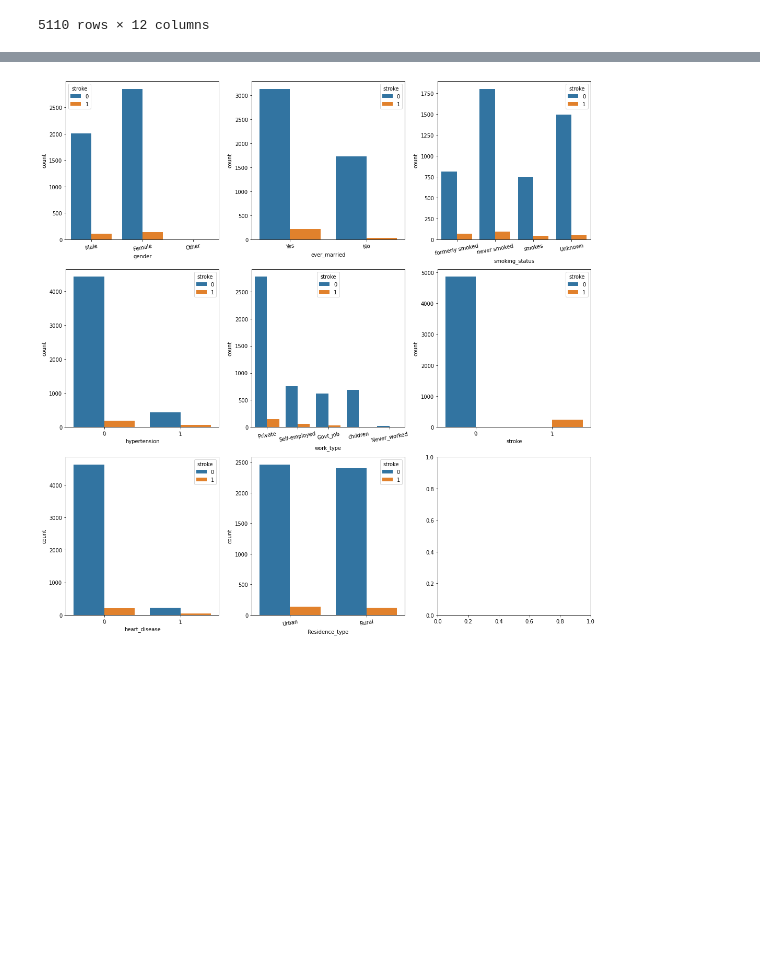
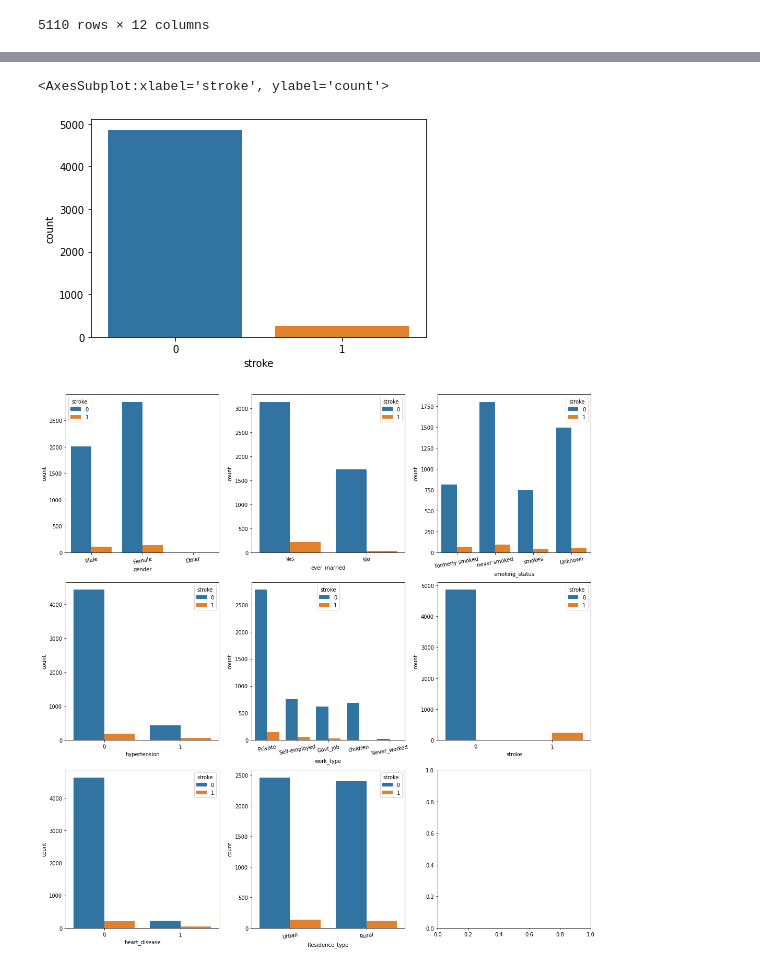
Before and after one commit to CodeSigma/Learn-Data-Science, a Jupyter notebook: stroke-prediction.ipynb, the cells around one changed output, grey strips where cells are left out. Saved outputs shown, nothing was run; the diff lists cells and outputs as text; code cells hidden in the pictures; blank space fills up the shorter version.

Commit message:
Updated stroke notebook, not done yet

```diff
--- a/stroke-prediction.ipynb
+++ b/stroke-prediction.ipynb
@@ -59,4 +59,9 @@ df.bmi = df.bmi.fillna(df.bmi.mean())
 numerical = df[["age", "avg_glucose_level", "bmi"]]
 # %%
 categorical = df[["gender", "hypertension", "heart_disease", "ever_married", "work_type", "Residence_type", "smoking_status", "stroke"]]
+# %%
+sns.countplot(df["stroke"])
+# %% [output]
+<AxesSubplot:xlabel='stroke', ylabel='count'>
+[figure, added]
 # %%
```
Also changed, not shown: parts of 7 cells of this notebook.
